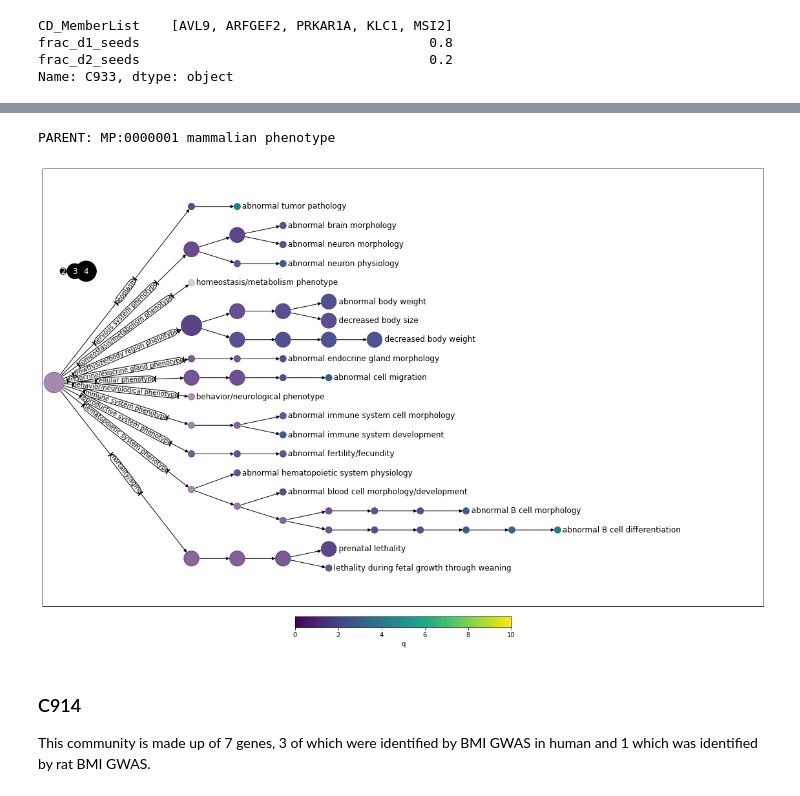
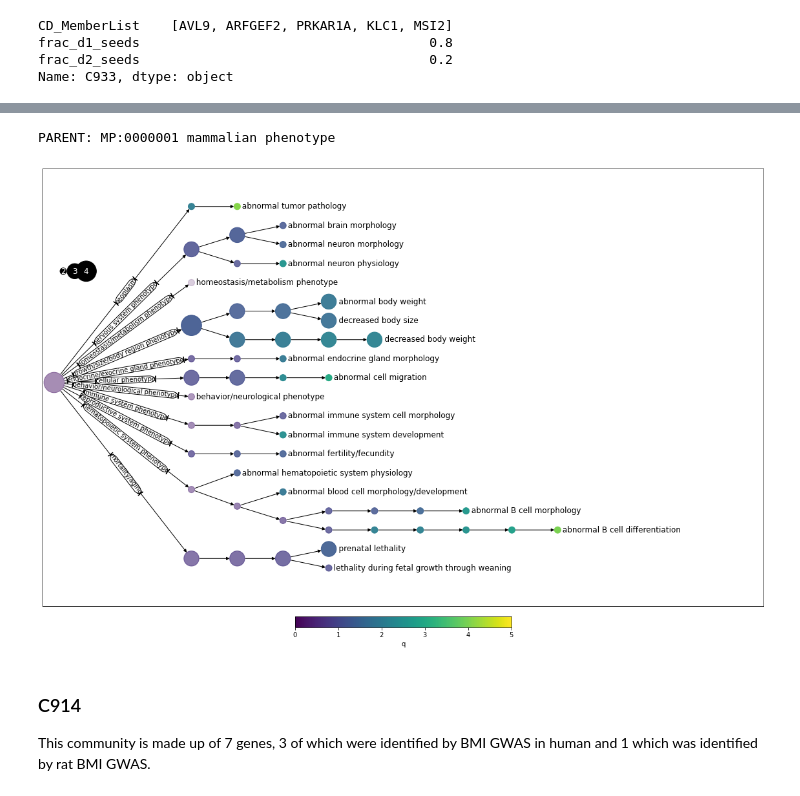
Before and after one commit to sarah-n-wright/CrossSpeciesBMI, a Jupyter notebook: Notebooks/2_Rat_Human_BMI_Systems_Map.ipynb, the cells around one changed output, grey strips where cells are left out. Cells and saved outputs as stored; diff of their text form; code cells hidden in the pictures.

Commit message:
Updated species specific network initial plots, minor updates to notebooks 1 & 2

```diff
--- a/Notebooks/2_Rat_Human_BMI_Systems_Map.ipynb
+++ b/Notebooks/2_Rat_Human_BMI_Systems_Map.ipynb
@@ -859,7 +867,7 @@ def hierarchy_pos(G, root=None, width=1., vert_gap = 0.2, vert_loc = 0, leaf_vs_
 def draw_significance_hierarchy(data, community, root, mpG, MPO, hier_df_genes, term_mapping, select_on="q", size_by="OR",
                                 color_by="q", alpha_by=None,
                                 vert=10, label="all", descriptive_labels=False,
-                               adjust_root=0):
+                               adjust_root=0, c_max=10):
     if "MP" not in data.columns:
         data = data.assign(MP=data.index)
 
@@ -965,10 +973,10 @@ def draw_significance_hierarchy(data, community, root, mpG, MPO, hier_df_genes,
 
     if color_by == "q":
         c_min = 0
-        c_max = 10
+        c_max = c_max
     elif color_by == "OR":
         c_min = -0.5
-        c_max = 10
+        c_max = c_max
     else:
         c_min = min(node_data[color_by])
         c_max = max(node_data[color_by])
@@ -1033,12 +1028,12 @@ plot_hbar_phenotypes(bmi_pheno_results, "C933", "MP:0000001", "C933", mp_graph=m
 # %%
 n = draw_significance_hierarchy(bmi_pheno_results.loc[bmi_pheno_results.observed>=2], "C933", "MP:0000001",
                                 mp_graph, MPO, BMI_hier_df,
                                 term_mapping, select_on="ppv",
                                 size_by="obs", alpha_by="OR",color_by="q", vert=15, label="leaf",
-                                descriptive_labels=True, adjust_root=0.4)
+                                descriptive_labels=True, adjust_root=0.4, c_max=5)
 # %% [output]
 PARENT: MP:0000001 mammalian phenotype
-[figure, old version]
+[figure, new version]
 # %% [markdown]
 ### C914
 
```
Also changed, not shown: parts of 11 cells of this notebook, 2 other files.
